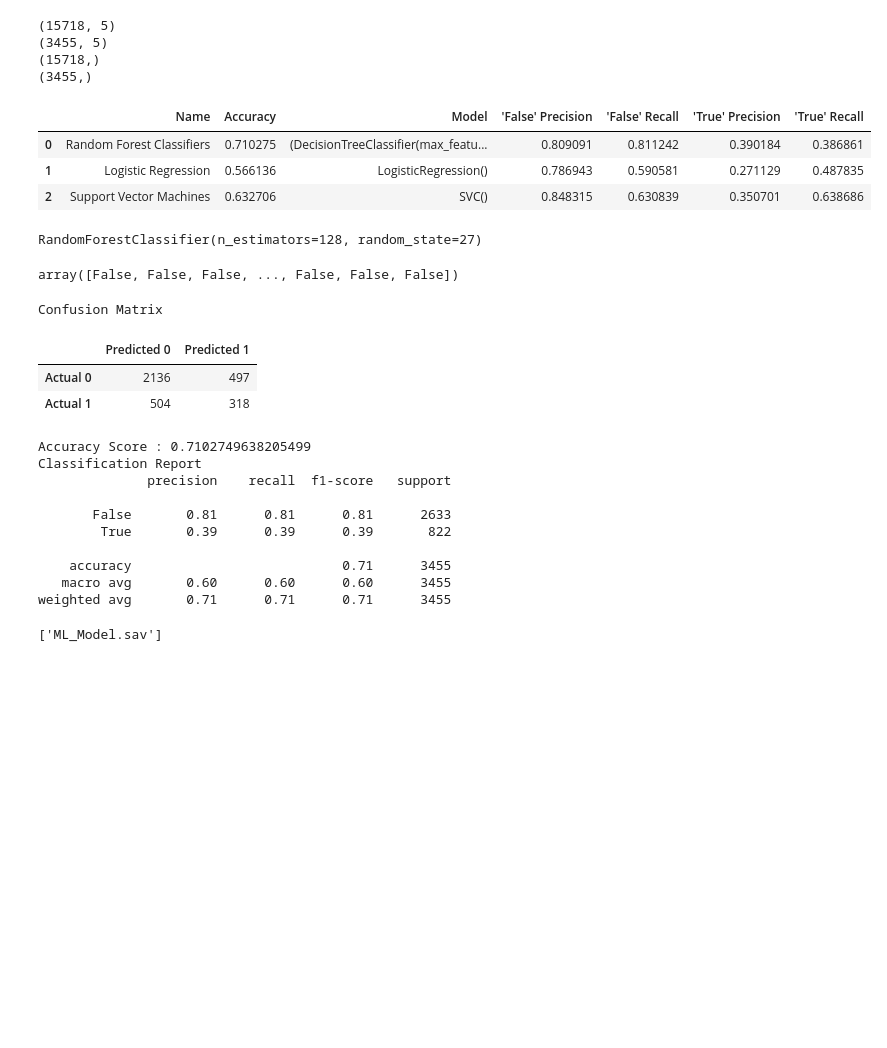
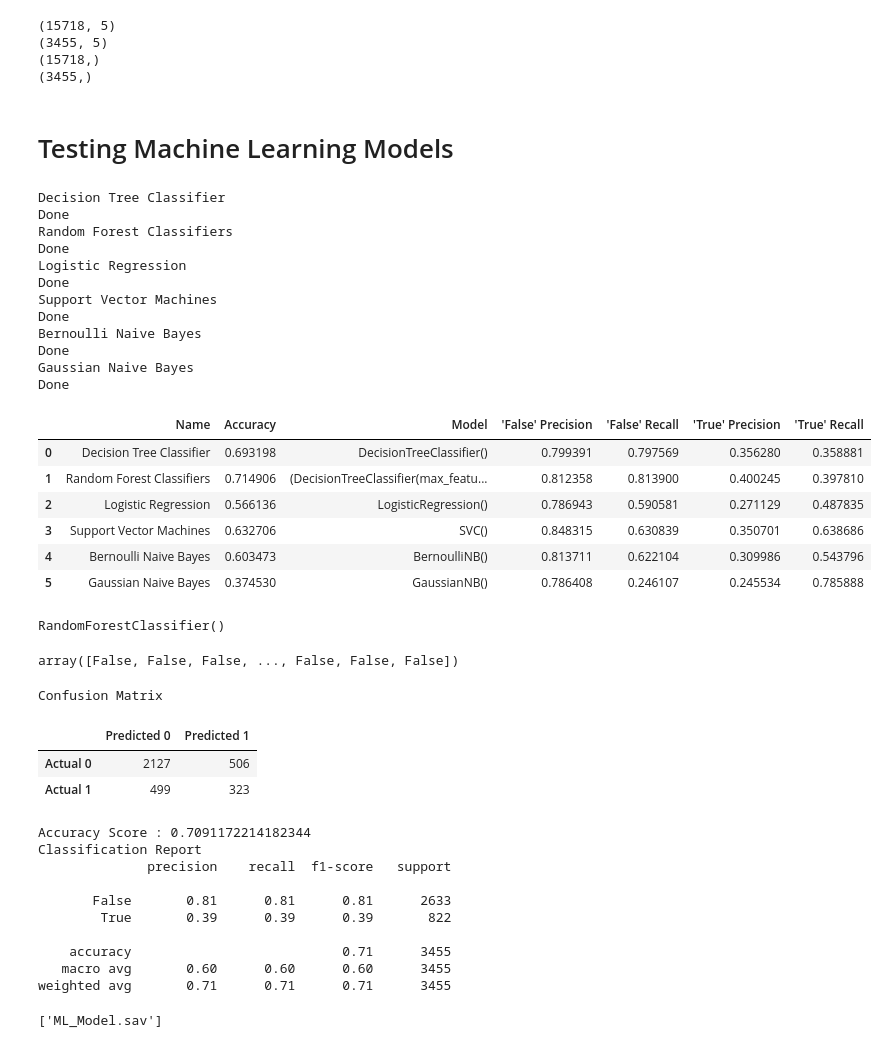
Before and after one commit to Tbrecke01/Price_Evaluator, a Jupyter notebook: Machine_Learning/ML_Model_Training.ipynb, the cells around one changed output. Drawn from its saved outputs; the diff is of its cells as text; code cells hidden in the pictures; blank space fills up the shorter version.

Commit message:
testing additional models to try and improve accuracy

```diff
--- a/Machine_Learning/ML_Model_Training.ipynb
+++ b/Machine_Learning/ML_Model_Training.ipynb
@@ -191,41 +193,62 @@ print(y_test.shape)
 (3455, 5)
 (15718,)
 (3455,)
+# %% [markdown]
+# Testing Machine Learning Models
 # %%
-# Testing machine learning models
 ml_models = {
-    "Random Forest Classifiers": ensemble.RandomForestClassifier(n_estimators=128, random_state=27),
-    "Logistic Regression": linear_model.LogisticRegression(max_iter=100),
-    "Support Vector Machines": svm.SVC()
+    "Decision Tree Classifier": tree.DecisionTreeClassifier(),
+    "Random Forest Classifiers": ensemble.RandomForestClassifier(),
+    "Logistic Regression": linear_model.LogisticRegression(),
+    "Support Vector Machines": svm.SVC(),
+    "Bernoulli Naive Bayes": naive_bayes.BernoulliNB(),
+    "Gaussian Naive Bayes": naive_bayes.GaussianNB(),
 }
 results = []
 for m in ml_models:
+    print(m)
     model = ml_models[m]
     model.fit(X_train_scaled, y_resampled)
     predictions = model.predict(X_test_scaled)
     accuracy = model.score(X_test_scaled, y_test)
     report = classification_report(y_test, predictions, output_dict=True)
     results.append({
         "Name": m,
         "Accuracy": accuracy,
         "Model": ml_models[m],
         "'False' Precision": report['False']['precision'],
         "'False' Recall": report['False']['recall'],
         "'True' Precision": report['True']['precision'],
         "'True' Recall": report['True']['recall']
     })
+    print('Done')
 pd.DataFrame(results)
 # %% [output]
+Decision Tree Classifier
+Done
+Random Forest Classifiers
+Done
+Logistic Regression
+Done
+Support Vector Machines
+Done
+Bernoulli Naive Bayes
+Done
+Gaussian Naive Bayes
+Done
 |  | Name | Accuracy | Model | 'False' Precision | 'False' Recall | 'True' Precision | 'True' Recall |
-| 0 | Random Forest Classifiers | 0.710275 | (DecisionTreeClassifier(max_featu... | 0.809091 | 0.811242 | 0.390184 | 0.386861 |
-| 1 | Logistic Regression | 0.566136 | LogisticRegression() | 0.786943 | 0.590581 | 0.271129 | 0.487835 |
-| 2 | Support Vector Machines | 0.632706 | SVC() | 0.848315 | 0.630839 | 0.350701 | 0.638686 |
+| 0 | Decision Tree Classifier | 0.693198 | DecisionTreeClassifier() | 0.799391 | 0.797569 | 0.356280 | 0.358881 |
+| 1 | Random Forest Classifiers | 0.714906 | (DecisionTreeClassifier(max_featu... | 0.812358 | 0.813900 | 0.400245 | 0.397810 |
+| 2 | Logistic Regression | 0.566136 | LogisticRegression() | 0.786943 | 0.590581 | 0.271129 | 0.487835 |
+| 3 | Support Vector Machines | 0.632706 | SVC() | 0.848315 | 0.630839 | 0.350701 | 0.638686 |
+| 4 | Bernoulli Naive Bayes | 0.603473 | BernoulliNB() | 0.813711 | 0.622104 | 0.309986 | 0.543796 |
+| 5 | Gaussian Naive Bayes | 0.374530 | GaussianNB() | 0.786408 | 0.246107 | 0.245534 | 0.785888 |
 # %%
 # Choose machine learning model with highest accuracy
 ml_model = pd.DataFrame(results).sort_values("Accuracy", ascending=False).iloc[0].Model
 ml_model
 # %% [output]
-RandomForestClassifier(n_estimators=128, random_state=27)
+RandomForestClassifier()
 # %%
 # Fit selected model to the data
 ml_model = ml_model.fit(X_train_scaled, y_resampled)
@@ -254,9 +277,9 @@ print(classification_report(y_test, predictions))
 # %% [output]
 Confusion Matrix
 |  | Predicted 0 | Predicted 1 |
-| Actual 0 | 2136 | 497 |
-| Actual 1 | 504 | 318 |
+| Actual 0 | 2127 | 506 |
+| Actual 1 | 499 | 323 |
-Accuracy Score : 0.7102749638205499
+Accuracy Score : 0.7091172214182344
 Classification Report
               precision    recall  f1-score   support
 
```
Also changed, not shown: parts of 1 cell of this notebook.
